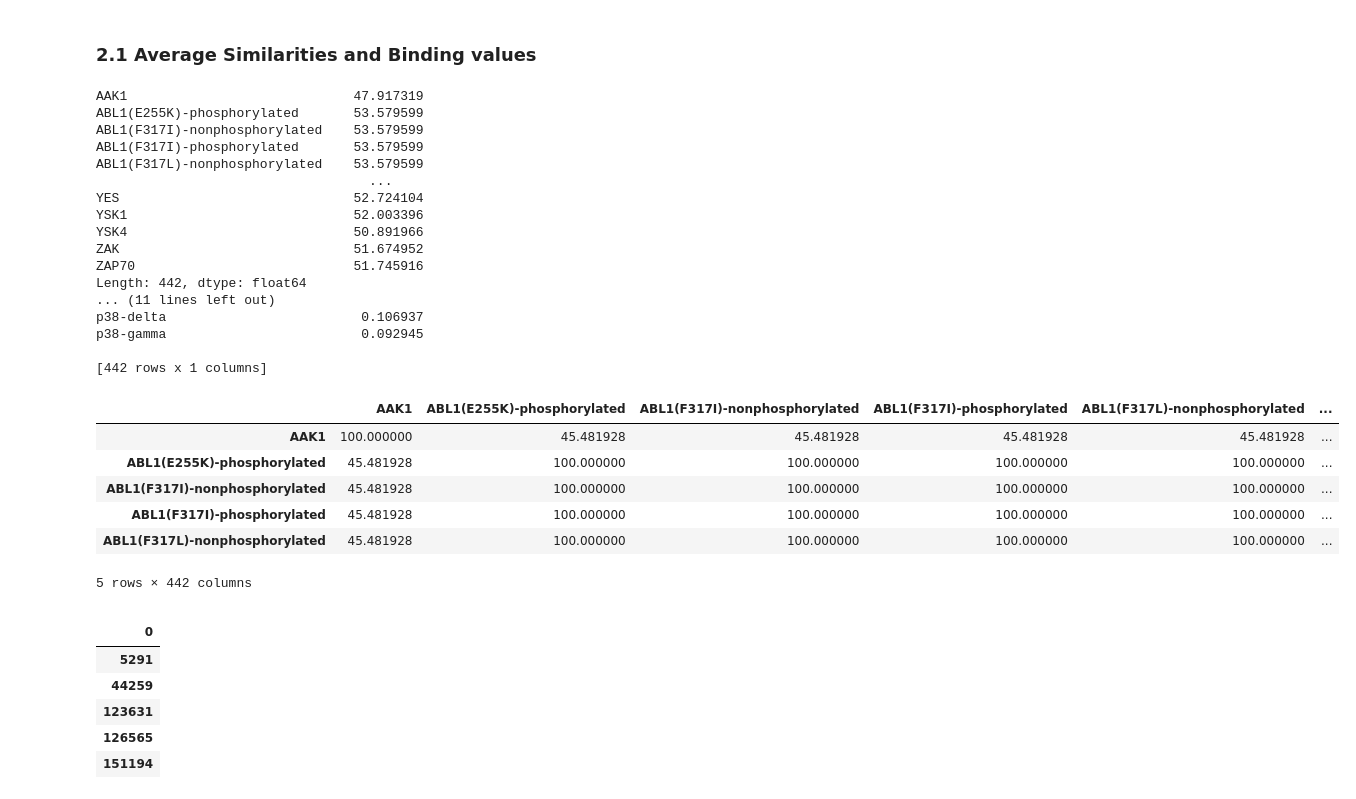
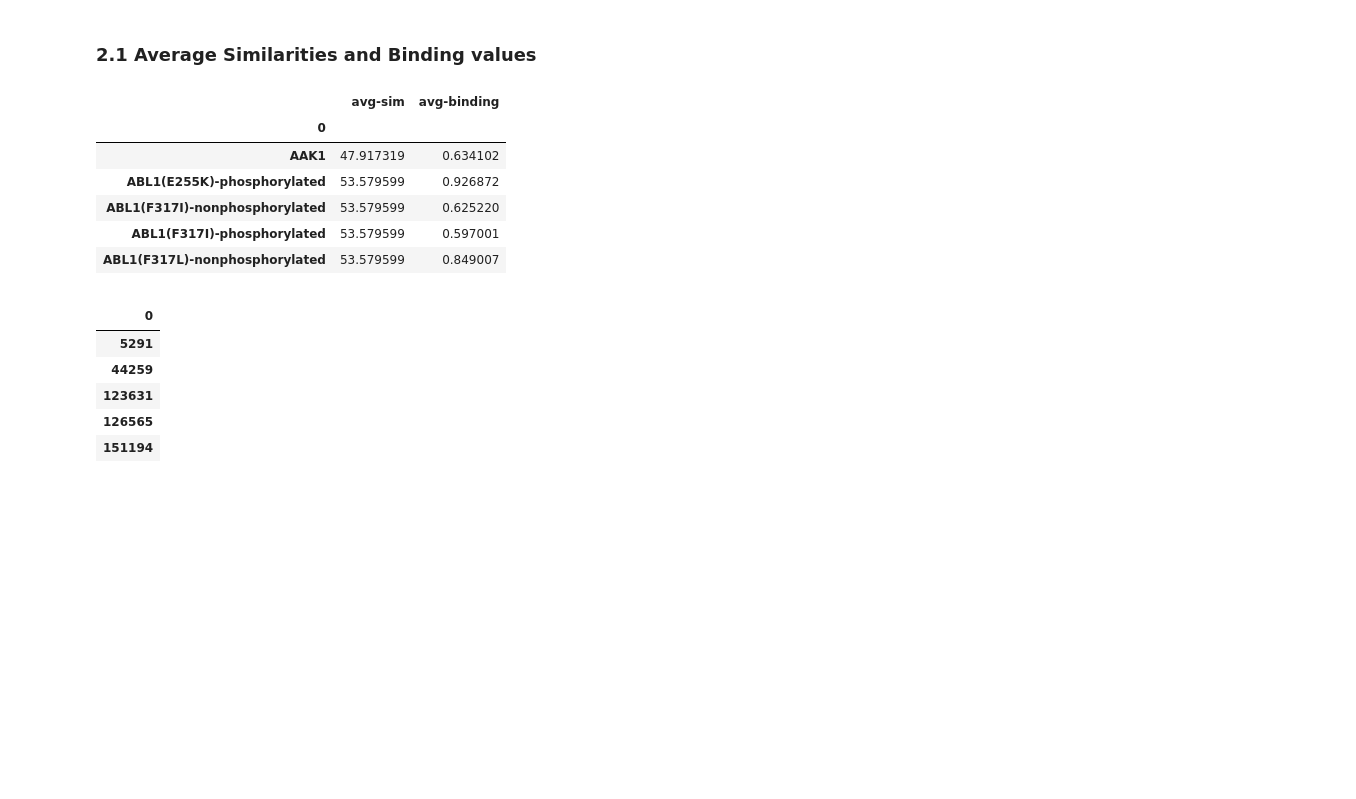
Before and after one commit to ytabatabaee/Machine-Learning-for-Bioinformatics, a Jupyter notebook: ML_BIO_Project_Phase1_StudentVersion/Phase1_95104866.ipynb, the cells around one changed output. Drawn from its saved outputs; the diff is of its cells as text; code cells hidden in the pictures; blank space fills up the shorter version.

Commit message:
Average binding and similarities

```diff
--- a/ML_BIO_Project_Phase1_StudentVersion/Phase1_95104866.ipynb
+++ b/ML_BIO_Project_Phase1_StudentVersion/Phase1_95104866.ipynb
@@ -209,46 +209,27 @@ In this part we are going to extract some feature for each target/drug. after th
 # %%
 #################################################################################
 #                          COMPLETE THE FOLLOWING SECTION                       #
 #################################################################################
 # for each target compute their average similarities in sim_targets matrix
 # and average binding value (in train_data).
 # add these two feature as 'avg-sim', 'avg-binding' to target_gene_names DataFrame
 #################################################################################
 
-print(sim_targets.mean())
-print(train_data.groupby('Target').mean())
-target_gene_names
+target_gene_names['avg-sim'] = sim_targets.mean()
+target_gene_names['avg-binding'] = train_data.groupby('Target').mean()
 
 #################################################################################
 #                                   THE END                                     #
 #################################################################################
 target_gene_names.head()
-sim_targets.head()
 # %% [output]
-AAK1                             47.917319
-ABL1(E255K)-phosphorylated       53.579599
-ABL1(F317I)-nonphosphorylated    53.579599
-ABL1(F317I)-phosphorylated       53.579599
-ABL1(F317L)-nonphosphorylated    53.579599
-                                   ...
-YES                              52.724104
-YSK1                             52.003396
-YSK4                             50.891966
-ZAK                              51.674952
-ZAP70                            51.745916
-Length: 442, dtype: float64
-... (11 lines left out)
-p38-delta                         0.106937
-p38-gamma                         0.092945
-
-[442 rows x 1 columns]
-|  | AAK1 | ABL1(E255K)-phosphorylated | ABL1(F317I)-nonphosphorylated | ABL1(F317I)-phosphorylated | ABL1(F317L)-nonphosphorylated | ... |
-| AAK1 | 100.000000 | 45.481928 | 45.481928 | 45.481928 | 45.481928 | ... |
-| ABL1(E255K)-phosphorylated | 45.481928 | 100.000000 | 100.000000 | 100.000000 | 100.000000 | ... |
-| ABL1(F317I)-nonphosphorylated | 45.481928 | 100.000000 | 100.000000 | 100.000000 | 100.000000 | ... |
-| ABL1(F317I)-phosphorylated | 45.481928 | 100.000000 | 100.000000 | 100.000000 | 100.000000 | ... |
-| ABL1(F317L)-nonphosphorylated | 45.481928 | 100.000000 | 100.000000 | 100.000000 | 100.000000 | ... |
+|  | avg-sim | avg-binding |
+| 0 |  |  |
+| AAK1 | 47.917319 | 0.634102 |
+| ABL1(E255K)-phosphorylated | 53.579599 | 0.926872 |
+| ABL1(F317I)-nonphosphorylated | 53.579599 | 0.625220 |
+| ABL1(F317I)-phosphorylated | 53.579599 | 0.597001 |
+| ABL1(F317L)-nonphosphorylated | 53.579599 | 0.849007 |
-5 rows × 442 columns
 # %%
 #################################################################################
 #                          COMPLETE THE FOLLOWING SECTION                       #
```
Also changed, not shown: parts of 1 cell of this notebook.
